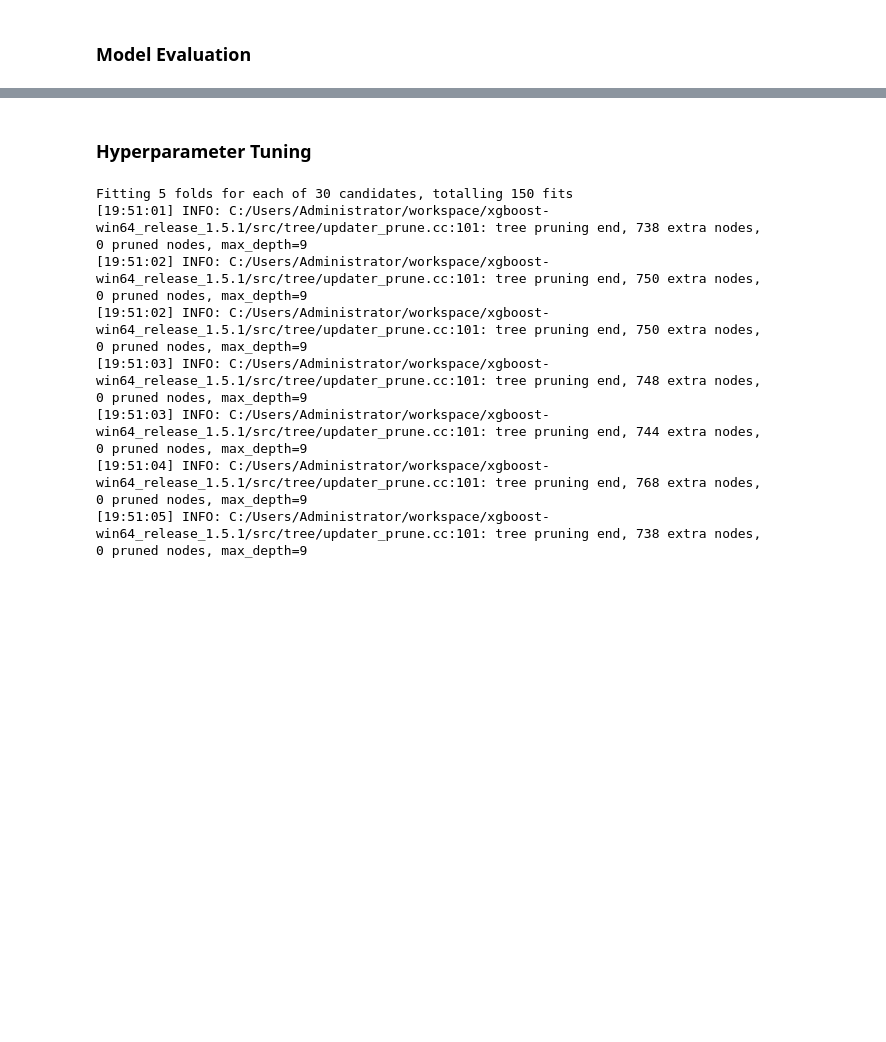
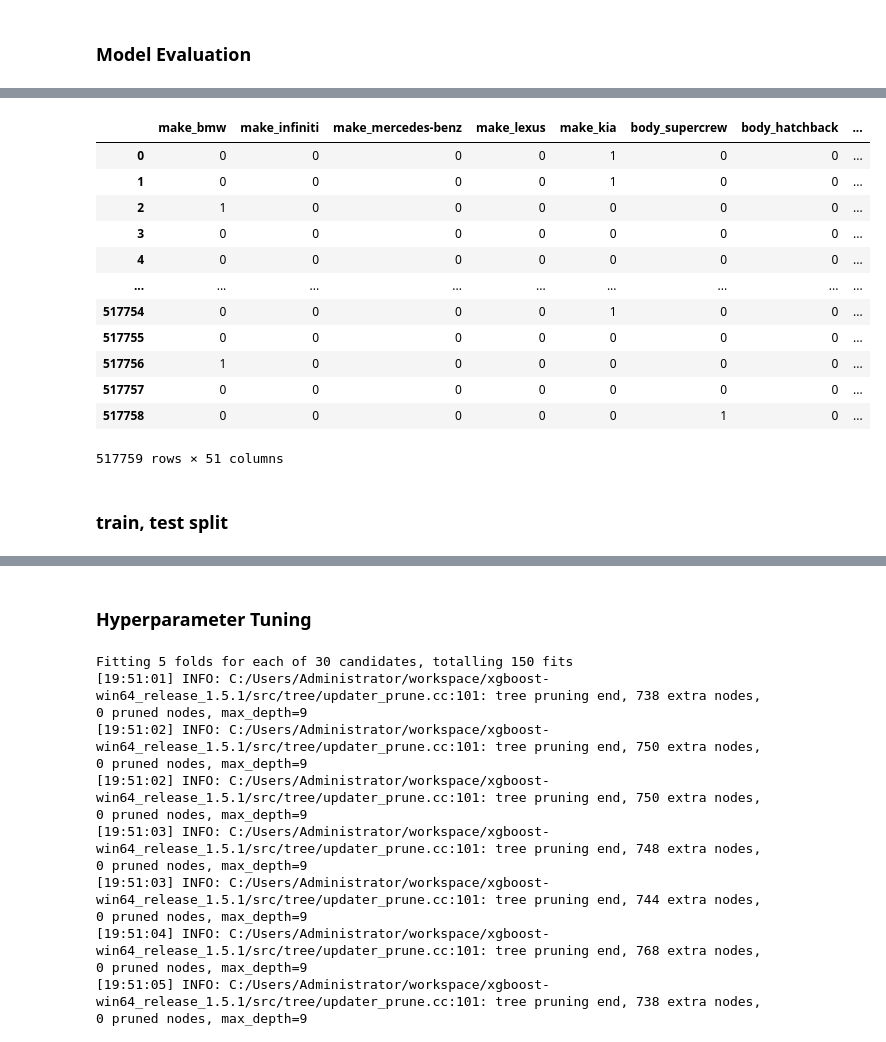
Before and after one commit to Mohamad-reza-syah/Rakamin, a Jupyter notebook: ml_model.ipynb, the cells around one changed output, grey strips where cells are left out. Saved outputs shown, nothing was run; the diff lists cells and outputs as text; code cells hidden in the pictures; blank space fills up the shorter version.

```diff
--- a/ml_model.ipynb
+++ b/ml_model.ipynb
@@ -156,0 +207,19 @@ XGBRegressor(base_score=0.5, booster='gbtree', colsample_bylevel=1,
+# %%
+df_50 = df_final[top_50_feature].copy()
+df_50['sellingprice'] = df_final['sellingprice'].copy()
+
+df_50
+# %% [output]
+|  | make_bmw | make_infiniti | make_mercedes-benz | make_lexus | make_kia | body_supercrew | body_hatchback | ... |
+| 0 | 0 | 0 | 0 | 0 | 1 | 0 | 0 | ... |
+| 1 | 0 | 0 | 0 | 0 | 1 | 0 | 0 | ... |
+| 2 | 1 | 0 | 0 | 0 | 0 | 0 | 0 | ... |
+| 3 | 0 | 0 | 0 | 0 | 0 | 0 | 0 | ... |
+| 4 | 0 | 0 | 0 | 0 | 0 | 0 | 0 | ... |
+| ... | ... | ... | ... | ... | ... | ... | ... | ... |
+| 517754 | 0 | 0 | 0 | 0 | 1 | 0 | 0 | ... |
+| 517755 | 0 | 0 | 0 | 0 | 0 | 0 | 0 | ... |
+| 517756 | 1 | 0 | 0 | 0 | 0 | 0 | 0 | ... |
+| 517757 | 0 | 0 | 0 | 0 | 0 | 0 | 0 | ... |
+| 517758 | 0 | 0 | 0 | 0 | 0 | 1 | 0 | ... |
+517759 rows × 51 columns
@@ -156,0 +230,2 @@ XGBRegressor(base_score=0.5, booster='gbtree', colsample_bylevel=1,
+# %% [markdown]
+### train, test split
```
Also changed, not shown: parts of 27 cells of this notebook.
